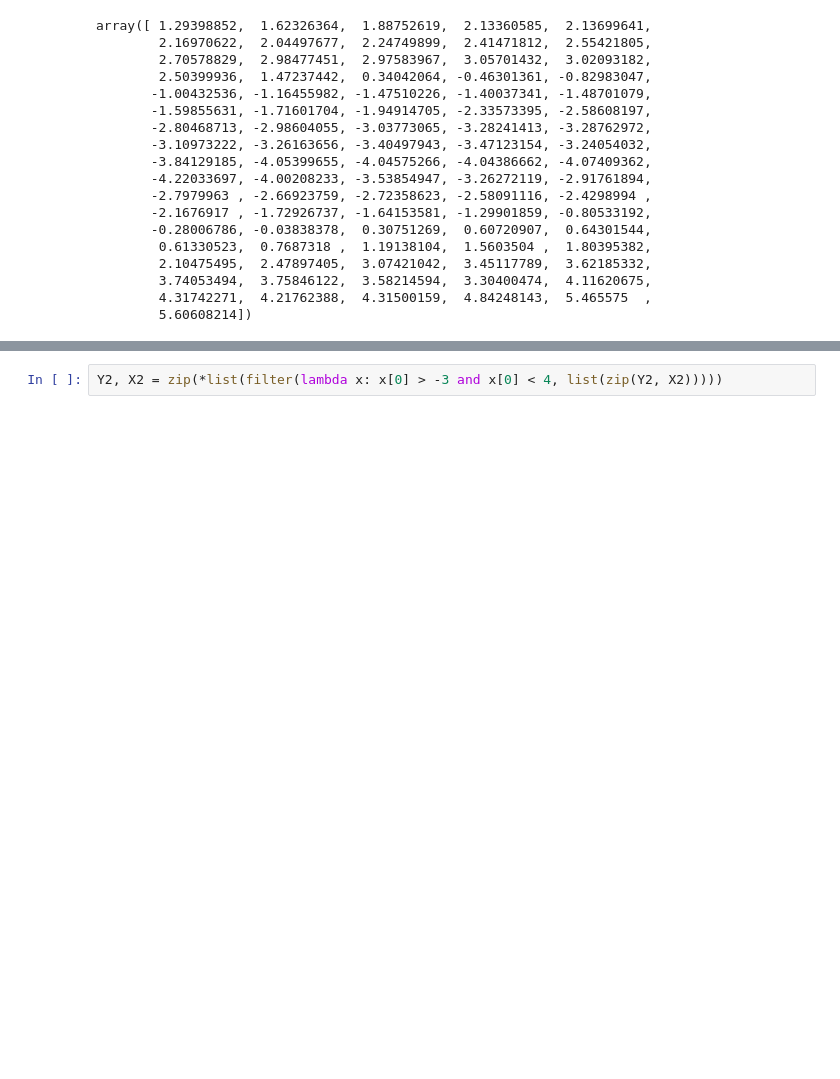
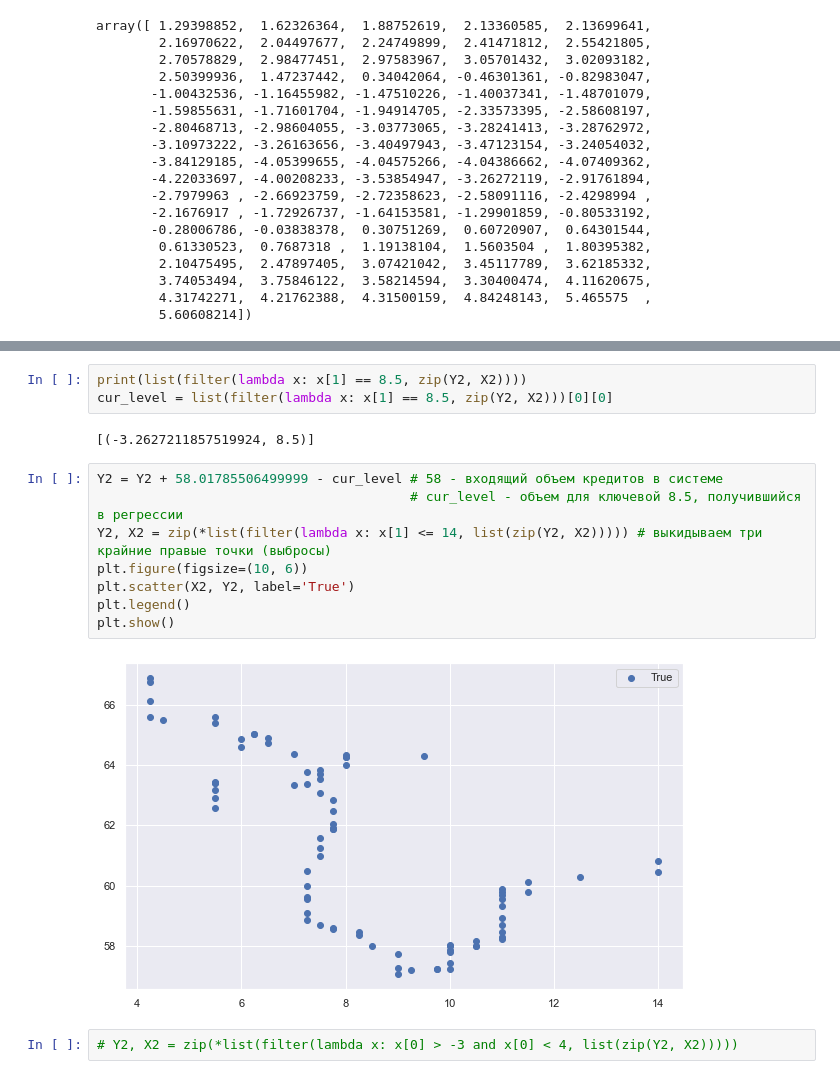
Before and after one commit to archimedes1515/coursework, a Jupyter notebook: KR_regressions.ipynb, the cells around one changed output, grey strips where cells are left out. Saved outputs shown, nothing was run; the diff lists cells and outputs as text; blank space fills up the shorter version.

```diff
--- a/KR_regressions.ipynb
+++ b/KR_regressions.ipynb
@@ -298,2 +232,17 @@ array([ 2,  3,  4,  5,  6,  7,  8,  9, 10, 11, 12])
+# %%
+print(list(filter(lambda x: x[1] == 8.5, zip(Y2, X2))))
+cur_level = list(filter(lambda x: x[1] == 8.5, zip(Y2, X2)))[0][0]
+# %% [output]
+[(-3.2627211857519924, 8.5)]
+# %%
+Y2 = Y2 + 58.01785506499999 - cur_level # 58 - входящий объем кредитов в системе
+                                        # cur_level - объем для ключевой 8.5, получившийся в регрессии
+Y2, X2 = zip(*list(filter(lambda x: x[1] <= 14, list(zip(Y2, X2))))) # выкидываем три крайние правые точки (выбросы)
+plt.figure(figsize=(10, 6))
+plt.scatter(X2, Y2, label='True')
+plt.legend()
+plt.show()
+# %% [output]
+[figure, added]
 # %%
-Y2, X2 = zip(*list(filter(lambda x: x[0] > -3 and x[0] < 4, list(zip(Y2, X2)))))
+# Y2, X2 = zip(*list(filter(lambda x: x[0] > -3 and x[0] < 4, list(zip(Y2, X2)))))
```
Also changed, not shown: parts of 25 cells of this notebook, 1 other file.
